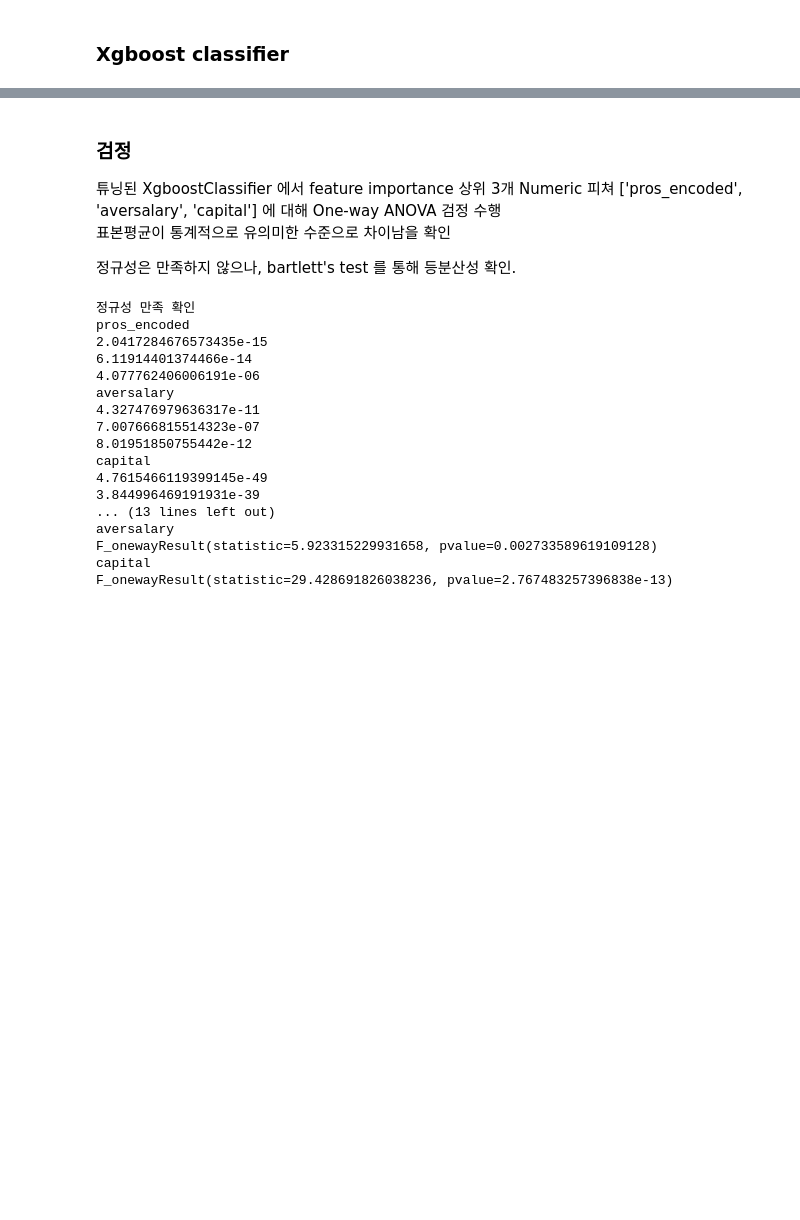
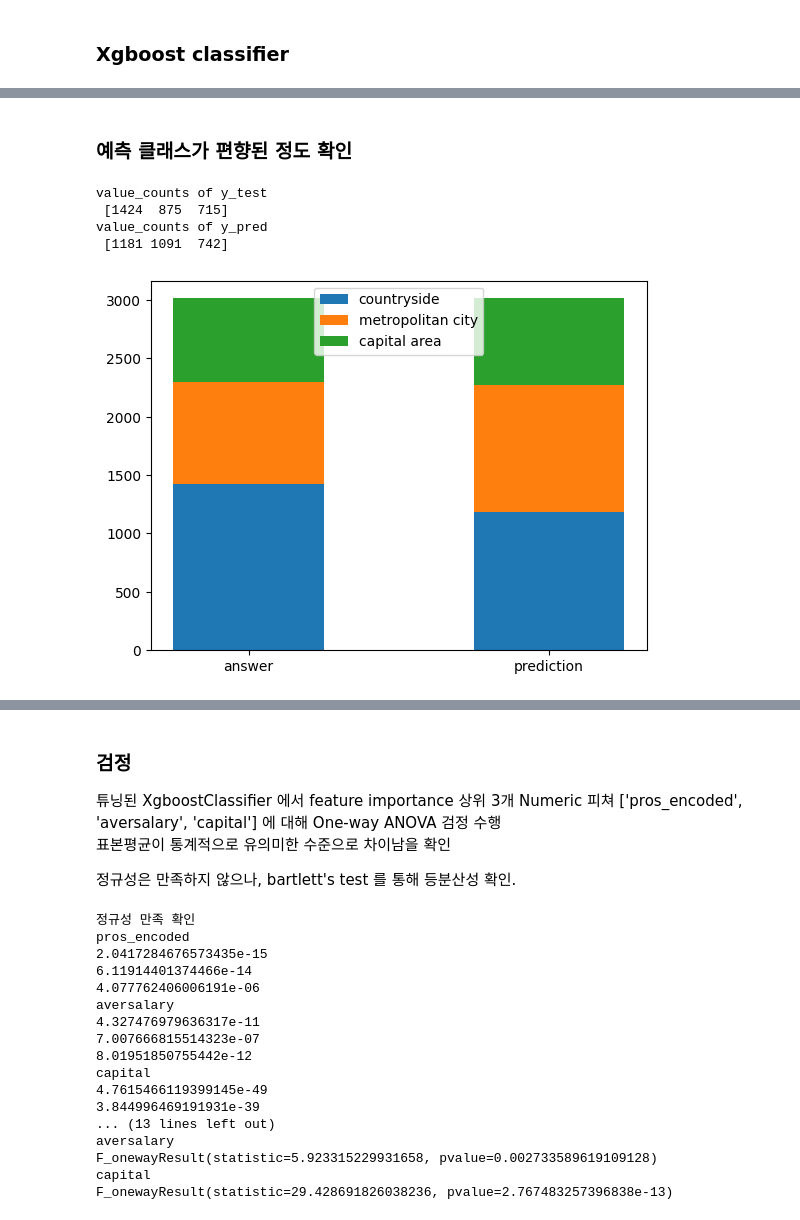
Before and after one commit to RGB234/----------, a Jupyter notebook: prediction.ipynb, the cells around one changed output, grey strips where cells are left out. Saved outputs shown, nothing was run; the diff lists cells and outputs as text; code cells hidden in the pictures; blank space fills up the shorter version.

```diff
--- a/prediction.ipynb
+++ b/prediction.ipynb
@@ -617,0 +400,36 @@ Name: count, dtype: int64
+# %% [markdown]
+### 예측 클래스가 편향된 정도 확인
+# %%
+print("value_counts of y_test\n", np.array(y_test.value_counts()))
+print("value_counts of y_pred\n", np.bincount(y_pred))
+
+x = pd.DataFrame(
+    {
+        "y_test": np.array(y_test.value_counts()),
+        "y_pred": np.bincount(y_pred),
+    }
+)
+
+value_sets = {
+    "countryside": x.iloc[0].values,
+    "metropolitan city": x.iloc[1].values,
+    "capital area": x.iloc[2].values,
+}
+
+fig, ax = plt.subplots()
+bottom = np.zeros(2)
+
+label = ("answer", "prediction")
+
+for region, value_set in value_sets.items():
+    ax.bar(label, value_set, width=0.5, label=region, bottom=bottom)
+    bottom += value_set
+
+ax.legend(loc="upper center")
+plt.show()
+# %% [output]
+value_counts of y_test
+ [1424  875  715]
+value_counts of y_pred
+ [1181 1091  742]
+[figure, added]
```
Also changed, not shown: parts of 56 cells of this notebook, 7 other files.
